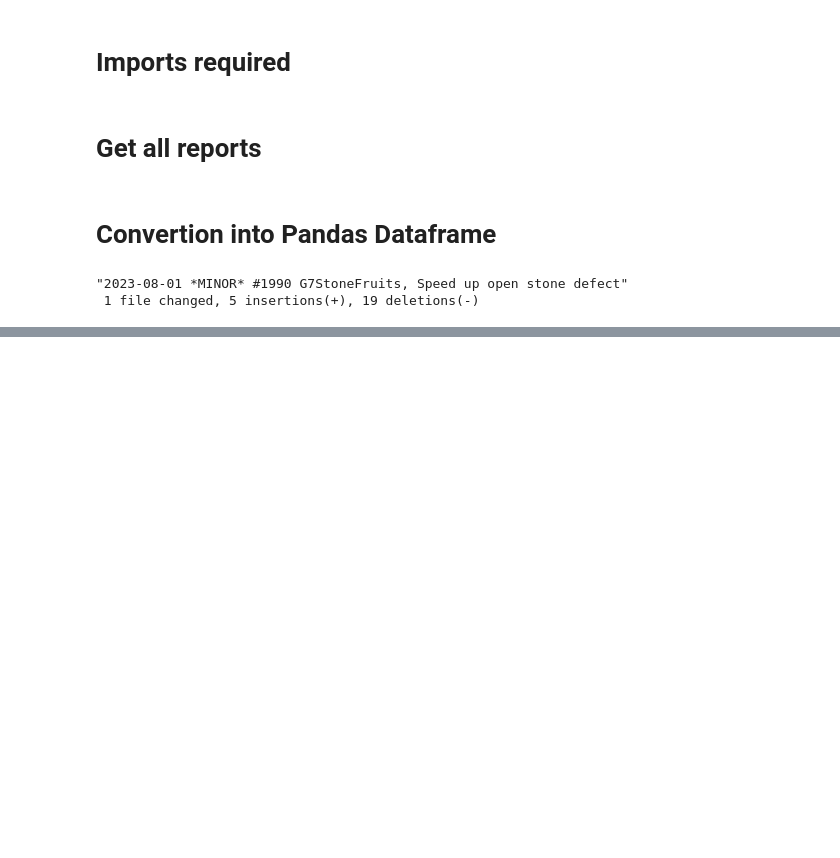
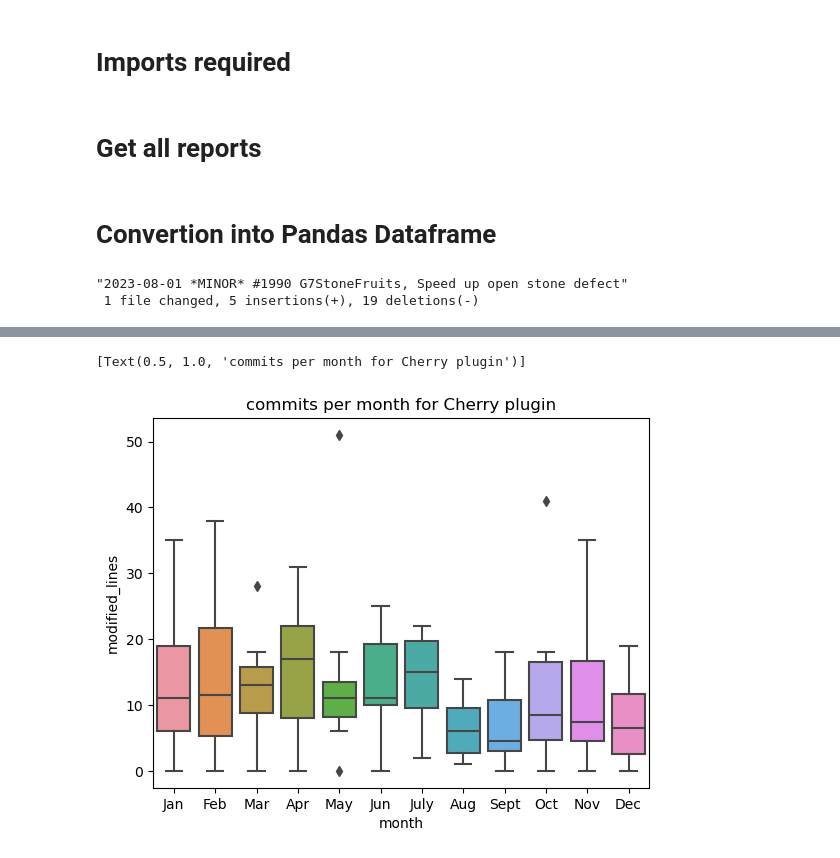
Before and after one commit to ckumsta/github-analytics, a Jupyter notebook: cherry-analytics.ipynb, the cells around one changed output, grey strips where cells are left out. Cells and saved outputs as stored; diff of their text form; code cells hidden in the pictures; blank space fills up the shorter version.

```diff
--- a/cherry-analytics.ipynb
+++ b/cherry-analytics.ipynb
@@ -116,0 +177,6 @@ Good entries: 1159
+# %%
+modif_count_per_year_month = df.groupby(["year","month"]).agg({"modified_lines": "count"}).reset_index()
+sns.boxplot(data=modif_count_per_year_month, x="month", y="modified_lines").set(title="commits per month for Cherry plugin")
+# %% [output]
+[Text(0.5, 1.0, 'commits per month for Cherry plugin')]
+[figure, added]
```
Also changed, not shown: parts of 7 cells of this notebook, 2 other files.
